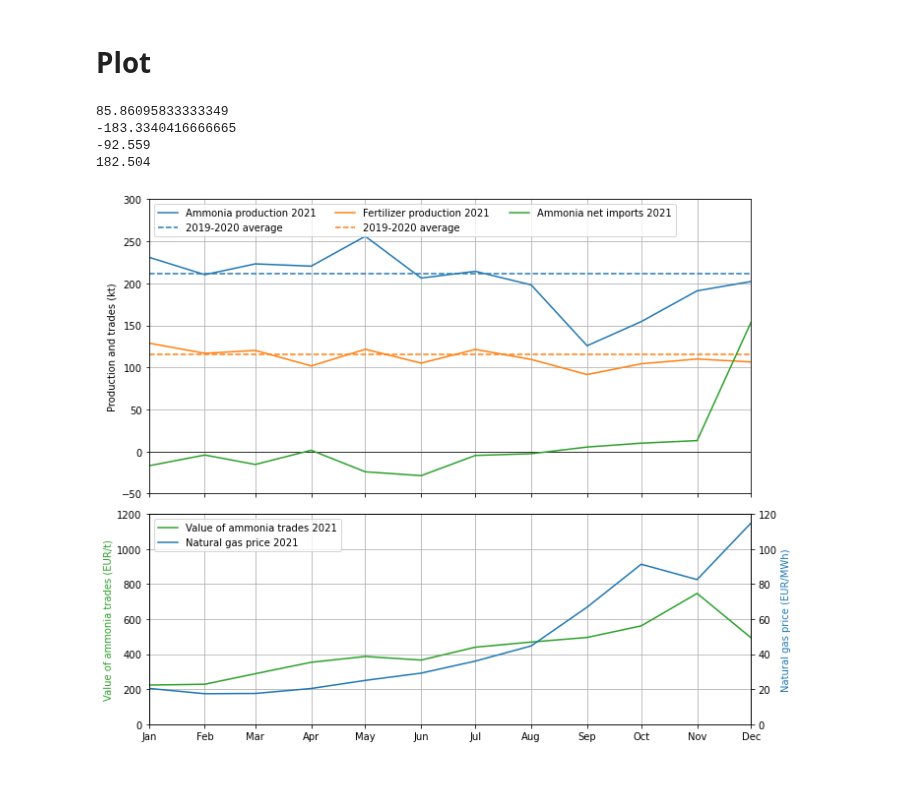
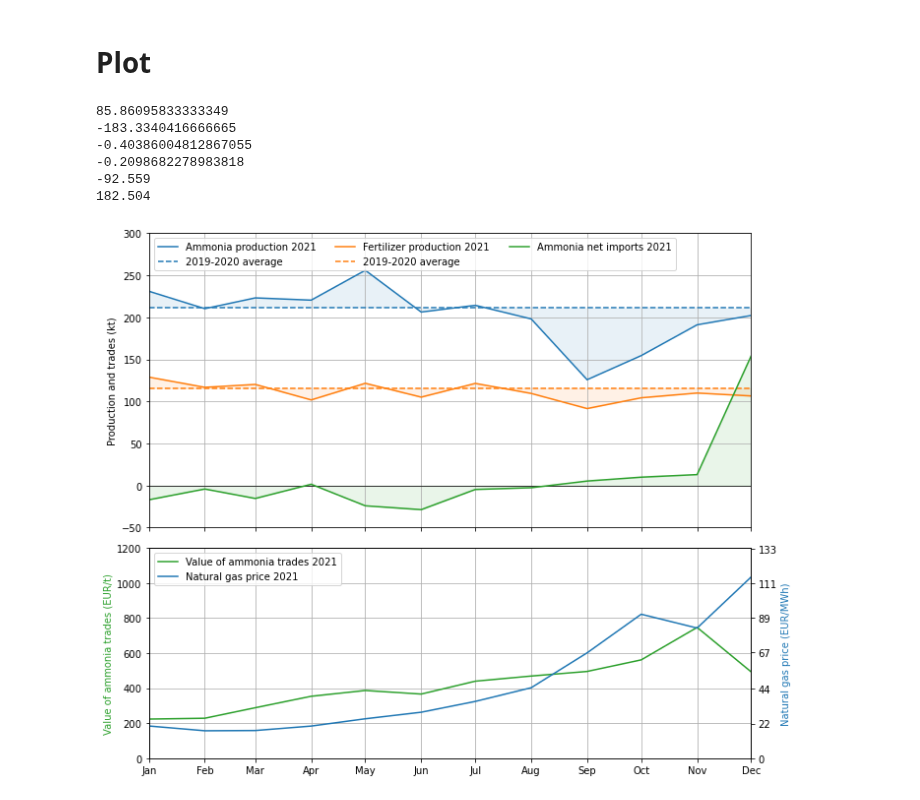
Before and after one commit to oruhnau/energy_demand, a Jupyter notebook: bottom_up/bottom_up.ipynb, the cells around one changed output. Cells and saved outputs as stored; diff of their text form; code cells hidden in the pictures.

Commit message:
bottom_up ammonia update

```diff
--- a/bottom_up/bottom_up.ipynb
+++ b/bottom_up/bottom_up.ipynb
@@ -40,14 +40,20 @@ ax.axhline(0, color='black', linewidth=0.7)
 
 ax.plot(x, dfx['Ammonia production DE, t'], label='Ammonia production 2021')
 ax.axhline(dfa['Ammonia production DE, t'].mean(), linestyle='--', label='2019-2020 average')
+ax.fill_between(x, dfx['Ammonia production DE, t'], dfa['Ammonia production DE, t'].mean(), alpha=0.1)
 
 print((dfx['Ammonia production DE, t'] - dfa['Ammonia production DE, t'].mean()).iloc[:5].sum())
 print((dfx['Ammonia production DE, t'] - dfa['Ammonia production DE, t'].mean()).iloc[7:].sum())
+print((dfx['Ammonia production DE, t'].min() - dfa['Ammonia production DE, t'].mean())/dfa['Ammonia production DE, t'].mean())
 
 ax.plot(x, dfx['Fertiliser production DE, t'], label='Fertilizer production 2021')
 ax.axhline(dfa['Fertiliser production DE, t'].mean(), linestyle='--', color='tab:orange', label='2019-2020 average')
+ax.fill_between(x, dfx['Fertiliser production DE, t'], dfa['Fertiliser production DE, t'].mean(), color='tab:orange', alpha=0.1)
+
+print((dfx['Fertiliser production DE, t'].min() - dfa['Fertiliser production DE, t'].mean())/dfa['Fertiliser production DE, t'].mean())
 
 ax.plot(x, dfx['Ammonia net imports DE, t'], color='tab:green', label='Ammonia net imports 2021')
+ax.fill_between(x, dfx['Ammonia net imports DE, t'], 0, color='tab:green', alpha=0.1)
 
 print(dfx['Ammonia net imports DE, t'].iloc[:7].sum())
 print(dfx['Ammonia net imports DE, t'].iloc[8:].sum())
@@ -66,32 +72,35 @@ x = dfx.index
 
 plt.axhline(0, color='black', linewidth=0.7)
 #plt.axhline(dfa['Ammonia import prices DE, EUR/t'].mean(), linestyle='--')
 
 handle_1, = ax1.plot(x, dfx['Ammonia avg. value of trades EUR/t'], color='tab:green')
 #ax.axhline(dfa['Ammonia avg. value of trades EUR/t'].mean(), linestyle='--', color='tab:green')
 
 plt.xlim(x[0], x[-1])
 X = plt.gca().xaxis
 X.set_major_locator(mdates.MonthLocator())
 X.set_major_formatter(mdates.DateFormatter('%b'))
 plt.ylim(0, 1200)
 plt.ylabel('Value of ammonia trades (EUR/t)', color='tab:green')
 
 ax2 = ax1.twinx()
 #handle_2, = ax2.plot(gas.index, gas) #
 handle_2, = ax2.plot(x, dfx['Natural gas price TTF, EUR/MWh'])
 #ax2.axhline(gas_mean, linestyle='--', color='tab:blue')
-plt.ylim(0, 120)
+plt.ylim(0, 1200/9)
+plt.yticks([int(round(x/9)) for x in range(0,1201,200)])
 plt.ylabel('Natural gas price (EUR/MWh)', color='tab:blue')
 
 plt.legend([handle_1, handle_2], ['Value of ammonia trades 2021', 'Natural gas price 2021'])
 ax1.grid()
 
 plt.tight_layout()
 plt.savefig(f'Ammonia.png', dpi=300)
 # %% [output]
 85.86095833333349
 -183.3340416666665
+-0.40386004812867055
+-0.2098682278983818
 -92.559
 182.504
-[figure, old version]
+[figure, new version]
```
Also changed, not shown: parts of 3 cells of this notebook.
